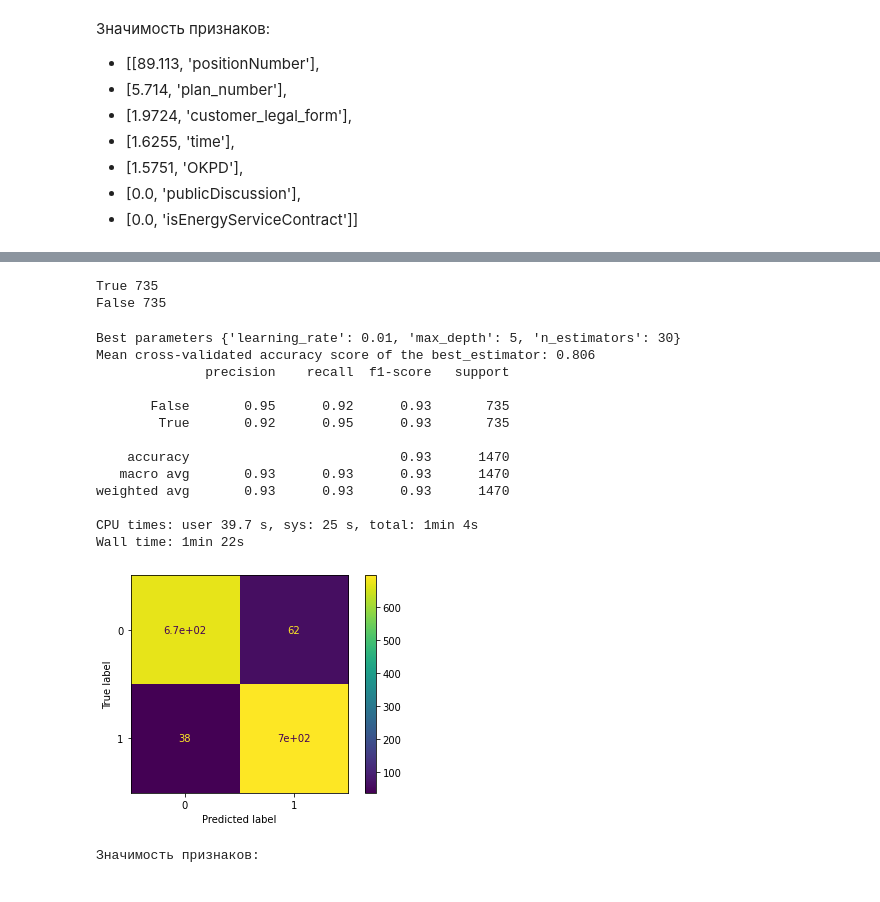
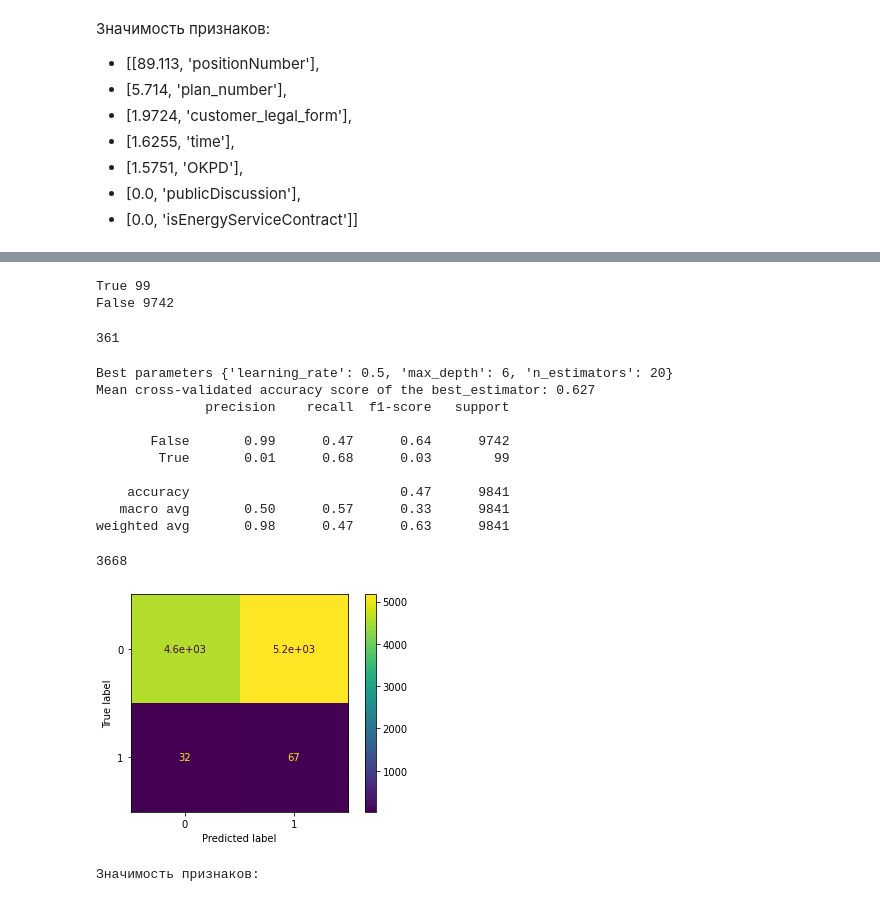
Before and after one commit to danil99152/prediction-of-government-tenders, a Jupyter notebook: auction_prediction.ipynb, the cells around one changed output, grey strips where cells are left out. Cells and saved outputs as stored; diff of their text form; code cells hidden in the pictures.

```diff
--- a/auction_prediction.ipynb
+++ b/auction_prediction.ipynb
@@ -342,12 +354,15 @@ gc.collect()
 # %%
 #Балансировка данных
-old_indexes = round(len(data[data['positionCanceled']==False])
- - len(data[data['positionCanceled']==True]))
-data.sort_values('positionCanceled', inplace = True)
-data = data.reset_index()
-data.drop(data[((data.index < old_indexes) & (data['positionCanceled']==False))].index, inplace=True)
-data.sort_values('index', inplace = True)
-data = data.drop(['index'], axis=1)
-data = data.reset_index(drop=True)
+old_indexes = round(len(x_train[x_train['positionCanceled']==False])
+ - len(x_train[x_train['positionCanceled']==True]))
+x_train.sort_values('positionCanceled', inplace = True)
+x_train = x_train.reset_index()
+x_train.drop(x_train[((x_train.index < old_indexes) & (x_train['positionCanceled']==False))].index, inplace=True)
+x_train = x_train.reset_index(drop=True)
+
+y_train.sort_values('positionCanceled', inplace = True)
+y_train = y_train.reset_index()
+y_train.drop(y_train[((y_train.index < old_indexes) & (y_train['positionCanceled']==False))].index, inplace=True)
+y_train = y_train.reset_index(drop=True)
 gc.collect()
 # %% [output]
@@ -379,5 +397,10 @@ x_train_False, x_test_False, y_train_False, y_test_False = train_test_split(x_Fa
 # %%
-percent = 0.5 #% разницы между тренировочными True и False
+x_train_True = x_train[x_train['positionCanceled']==True]
+x_train_False = x_train[x_train['positionCanceled']==False]
+y_train_True = y_train[y_train['positionCanceled']==True]
+y_train_False = y_train[y_train['positionCanceled']==False]
+
+percent = 0.9799 #% разницы между тренировочными True и False
 droped = round(len(y_train_True)*percent)
 x_train_False.drop(x_train_False[x_train_False.index < droped].index, inplace=True)
 x_train_False = x_train_False.reset_index(drop=True)
@@ -391,6 +418,7 @@ See the caveats in the documentation: https://pandas.pydata.org/pandas-docs/stab
 # %%
 x_train = pd.concat([x_train_False, x_train_True])
 y_train = pd.concat([y_train_False, y_train_True])
-x_test = pd.concat([x_test_False, x_test_True])
-y_test = pd.concat([y_test_False, y_test_True])
+
+x_train.sort_values('index', inplace = True)
+y_train.sort_values('index', inplace = True)
 # %%
@@ -404,20 +432,28 @@ False 1468
 # %%
-print('True', len(y_test[y_test == True].index))
-print('False', len(y_test[y_test == False].index))
+print('True', len(y_test[y_test['positionCanceled'] == True].index))
+print('False', len(y_test[y_test['positionCanceled'] == False].index))
 # %% [output]
-True 735
-False 735
+True 99
+False 9742
+# %%
+x_train = x_train.drop(['positionCanceled', 'index'], axis=1)
+y_train = y_train.drop(['index'], axis=1)
+x_test = x_test.drop(['positionCanceled'], axis=1)
+# %%
+del x_train_True, x_train_False, y_train_True, y_train_False, x, y
+gc.collect()
+# %% [output]
+361
 # %%
 y_train = LabelEncoder().fit_transform(y_train)
 y_test = LabelEncoder().fit_transform(y_test)
 # %%
-%%time
 cat_features = cat_var
 
 parameters = {
-    "n_estimators": [20, 30, 40],
-    "learning_rate": [0.5, 0.01, 0.005],
-    "max_depth": [5,4,6],
+    "n_estimators": [20, 30, 10],
+    "learning_rate": [0.5, 0.01, 1],
+    "max_depth": [8,7,6],
 }
 
 model_catboost = CatBoostClassifier(
@@ -430,44 +466,42 @@ model_catboost = CatBoostClassifier(
 model_catboost = GridSearchCV(
     model_catboost,
     parameters,
     cv=5,
     scoring='accuracy',
 )
 
 model_catboost.fit(x_train, y_train, eval_set=(x_test, y_test),
              use_best_model=True,
              verbose=False)
 
 print(f'Best parameters {model_catboost.best_params_}')
 print(
     f'Mean cross-validated accuracy score of the best_estimator: ' +
     f'{model_catboost.best_score_:.3f}'
 )
 
 y_pred = model_catboost.predict(x_test)
 print(classification_report(y_test, y_pred, target_names=['False', 'True']))
 
 cm = confusion_matrix(y_test, y_pred, labels=model_catboost.classes_)
 disp = ConfusionMatrixDisplay(confusion_matrix=cm, display_labels=model_catboost.classes_)
 disp.plot()
 
 del y_pred
 gc.collect()
 # %% [output]
-Best parameters {'learning_rate': 0.01, 'max_depth': 5, 'n_estimators': 30}
-Mean cross-validated accuracy score of the best_estimator: 0.806
+Best parameters {'learning_rate': 0.5, 'max_depth': 6, 'n_estimators': 20}
+Mean cross-validated accuracy score of the best_estimator: 0.627
               precision    recall  f1-score   support
 
-       False       0.95      0.92      0.93       735
-        True       0.92      0.95      0.93       735
+       False       0.99      0.47      0.64      9742
+        True       0.01      0.68      0.03        99
 
-    accuracy                           0.93      1470
-   macro avg       0.93      0.93      0.93      1470
-weighted avg       0.93      0.93      0.93      1470
-
-CPU times: user 39.7 s, sys: 25 s, total: 1min 4s
-Wall time: 1min 22s
+    accuracy                           0.47      9841
+   macro avg       0.50      0.57      0.33      9841
+weighted avg       0.98      0.47      0.63      9841
+3668
-[figure, old version]
+[figure, new version]
 # %%
 #значимость признаков для леса
 importances = model_catboost.best_estimator_.get_feature_importance()
```
Also changed, not shown: parts of 13 cells of this notebook.
